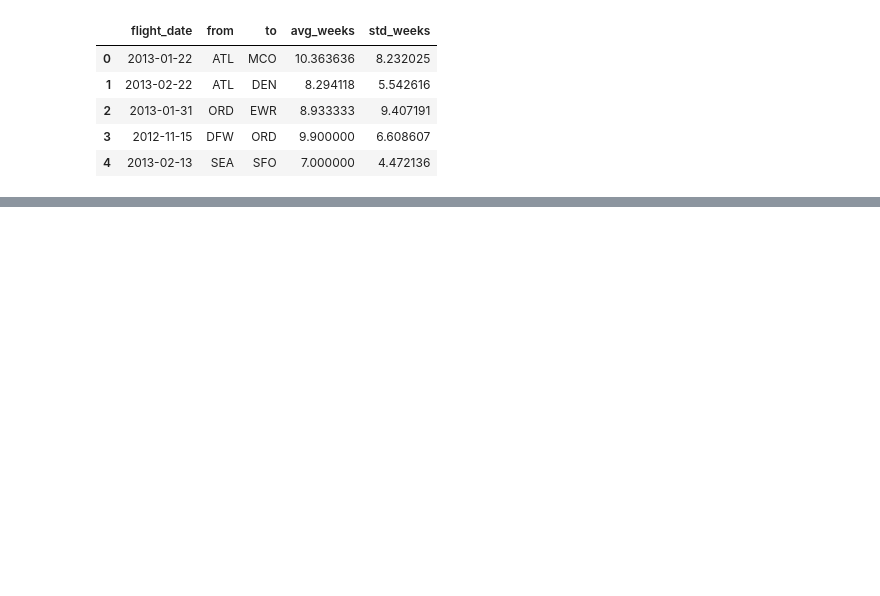
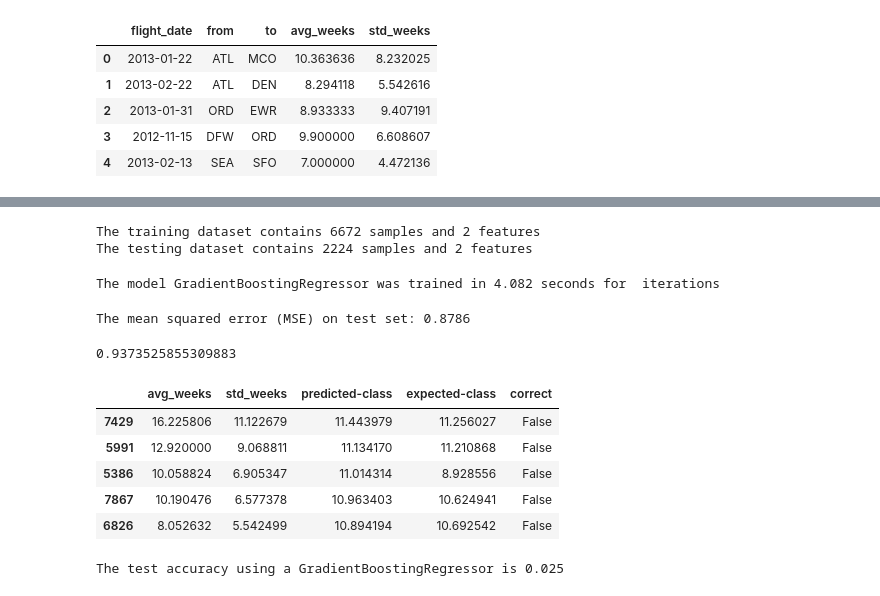
Before and after one commit to Jouhafa/Flights-competition, a Jupyter notebook: notebooks_exploration/exploration_1.ipynb, the cells around one changed output, grey strips where cells are left out. Saved outputs shown, nothing was run; the diff lists cells and outputs as text; code cells hidden in the pictures; blank space fills up the shorter version.

```diff
--- a/notebooks_exploration/exploration_1.ipynb
+++ b/notebooks_exploration/exploration_1.ipynb
@@ -49,3 +66,83 @@ import plotly.express as px
 
 fig = px.bar(train_data, x="from", y="target", color="from", title='Life expectancy in Canada')
 fig.show()
+# %%
+numerical_columns = [c for c in data_train.columns
+                     if data_train[c].dtype.kind in ["i", "f"]]
+data_numeric = data_train[numerical_columns]
+# %%
+from sklearn.model_selection import train_test_split
+
+data_train, data_test, target_train, target_test = train_test_split(
+    data_numeric, target, test_size=  0.25, random_state=42
+)
+
+print(
+    f"The training dataset contains {data_train.shape[0]} samples and "
+    f"{data_train.shape[1]} features"
+)
+print(
+    f"The testing dataset contains {data_test.shape[0]} samples and "
+    f"{data_test.shape[1]} features"
+)
+# %% [output]
+The training dataset contains 6672 samples and 2 features
+The testing dataset contains 2224 samples and 2 features
+# %%
+from sklearn import datasets, ensemble
+from sklearn.inspection import permutation_importance
+from sklearn.metrics import mean_squared_error
+from sklearn.model_selection import train_test_split
+import time
+
+
+params = {
+    "n_estimators": 500,
+    "max_depth": 4,
+    "min_samples_split": 5,
+    "learning_rate": 0.01,
+}
+
+
+start = time.time()
+reg = ensemble.GradientBoostingRegressor(**params)
+reg.fit(data_train, target_train)
+elapsed_time = time.time() - start
+
+print(
+    f"The model {reg.__class__.__name__} was trained in "
+    f"{elapsed_time:.3f} seconds for  iterations"
+)
+# %% [output]
+The model GradientBoostingRegressor was trained in 4.082 seconds for  iterations
+# %%
+mse = mean_squared_error(target_test, reg.predict(data_test))
+print("The mean squared error (MSE) on test set: {:.4f}".format(mse))
+# %% [output]
+The mean squared error (MSE) on test set: 0.8786
+# %%
+import numpy as np
+np.sqrt(mse)
+# %% [output]
+0.9373525855309883
+# %%
+target_predicted = reg.predict(data_test)
+predictions = data_test.copy()
+predictions['predicted-class'] = target_predicted
+predictions['expected-class'] = target_test
+predictions['correct'] = target_predicted == target_test
+predictions.head()
+# %% [output]
+|  | avg_weeks | std_weeks | predicted-class | expected-class | correct |
+| 7429 | 16.225806 | 11.122679 | 11.443979 | 11.256027 | False |
+| 5991 | 12.920000 | 9.068811 | 11.134170 | 11.210868 | False |
+| 5386 | 10.058824 | 6.905347 | 11.014314 | 8.928556 | False |
+| 7867 | 10.190476 | 6.577378 | 10.963403 | 10.624941 | False |
+| 6826 | 8.052632 | 5.542499 | 10.894194 | 10.692542 | False |
+# %%
+print(
+    f"The test accuracy using a {reg.__class__.__name__} is "
+    f"{reg.score(data_test, target_test):.3f}"
+)
+# %% [output]
+The test accuracy using a GradientBoostingRegressor is 0.025
```
Also changed, not shown: parts of 6 cells of this notebook, 1 other file.
